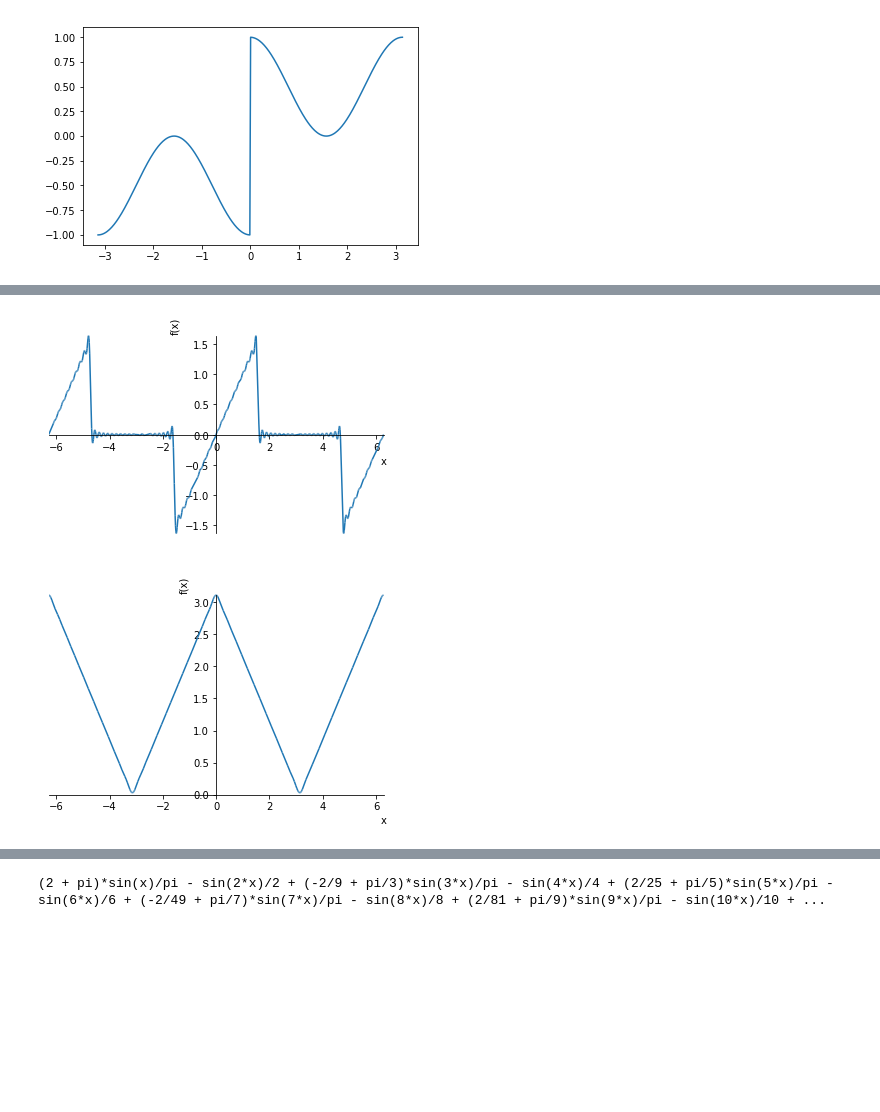
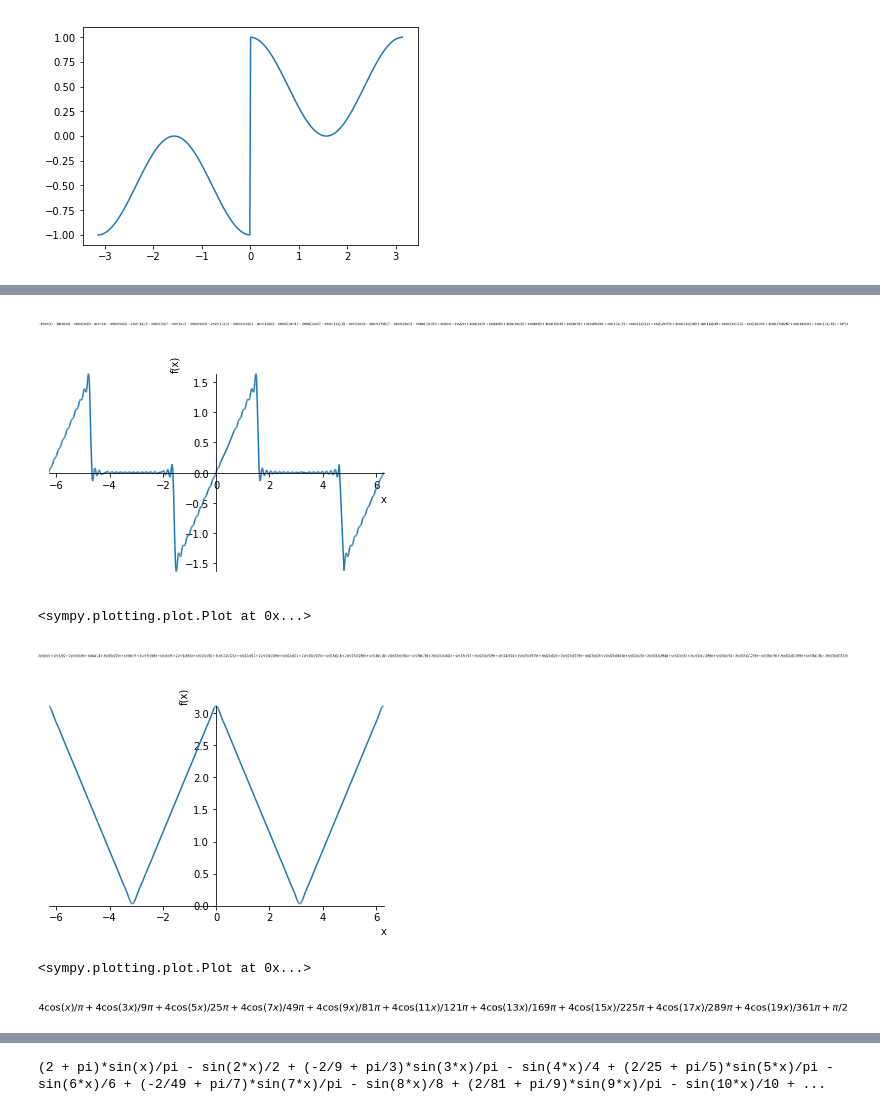
Before and after one commit to ChocolatePadmanaban/Solutions-For-Kreszig-Advanced-Engineering-Mathematics, a Jupyter notebook: Chapter 11 Fourier Analysis/Problem Set 11.1.ipynb, the cells around one changed output, grey strips where cells are left out. Saved outputs shown, nothing was run; the diff lists cells and outputs as text; code cells hidden in the pictures; blank space fills up the shorter version.

```diff
--- a/Chapter 11 Fourier Analysis/Problem Set 11.1.ipynb
+++ b/Chapter 11 Fourier Analysis/Problem Set 11.1.ipynb
@@ -236,3 +252,7 @@ plt.show(plot(expr1(20),(x,-2*pi,2*pi)))
+# %%
+expr1(20)
+# %% [output]
+[figure, added]
 # %%
 #16
 from sympy import *
@@ -261,9 +281,14 @@ def expr1(k):
         expr += i*sin(j*x)
         j+=1
     return expr
-plt.show(plot(expr1(40),(x,-2*pi,2*pi)))
+plot(expr1(40),(x,-2*pi,2*pi))
 # %% [output]
 [figure]
+<sympy.plotting.plot.Plot at 0x...>
+# %%
+expr1(40)
+# %% [output]
+[figure, added]
 # %%
 #17
 from sympy import *
@@ -295,9 +320,14 @@ def expr1(k):
         expr += i*sin(j*x)
         j+=1
     return expr
-plt.show(plot(expr1(20),(x,-2*pi,2*pi)))
+plot(expr1(20),(x,-2*pi,2*pi))
 # %% [output]
 [figure]
+<sympy.plotting.plot.Plot at 0x...>
+# %%
+expr1(20)
+# %% [output]
+[figure, added]
 # %%
 # 18
 from sympy import *
```
Also changed, not shown: parts of 12 cells of this notebook.
